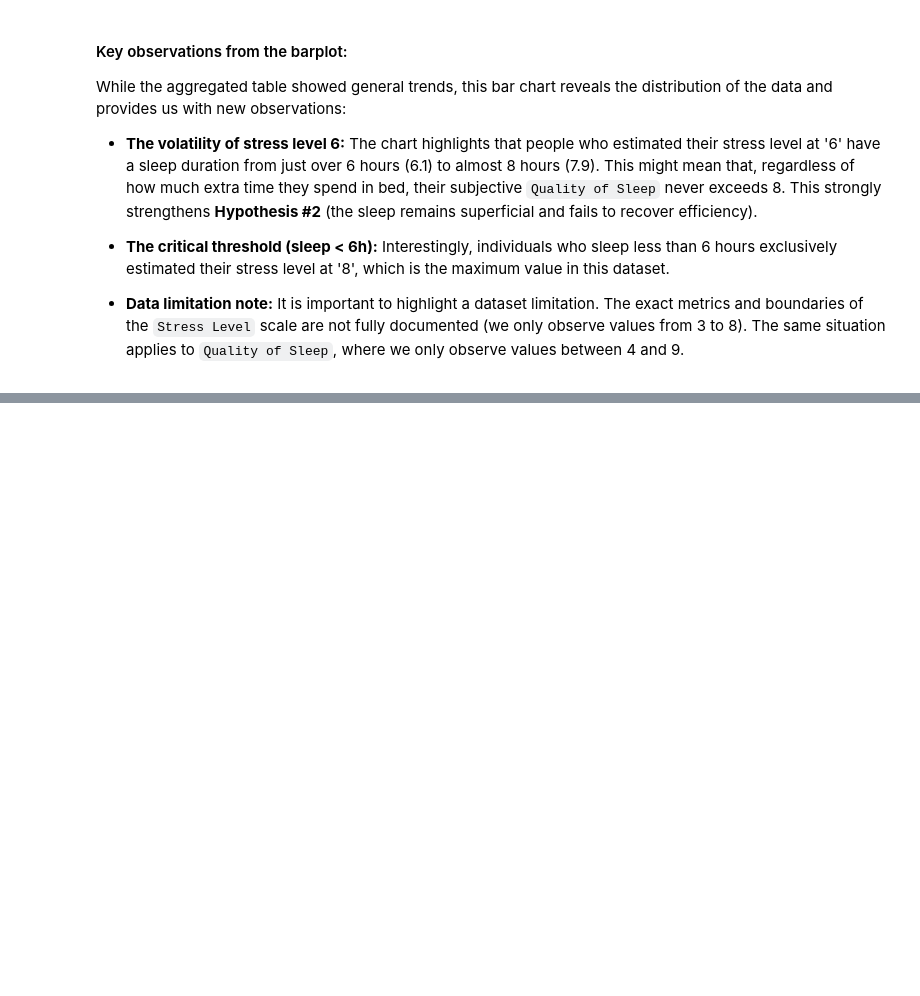
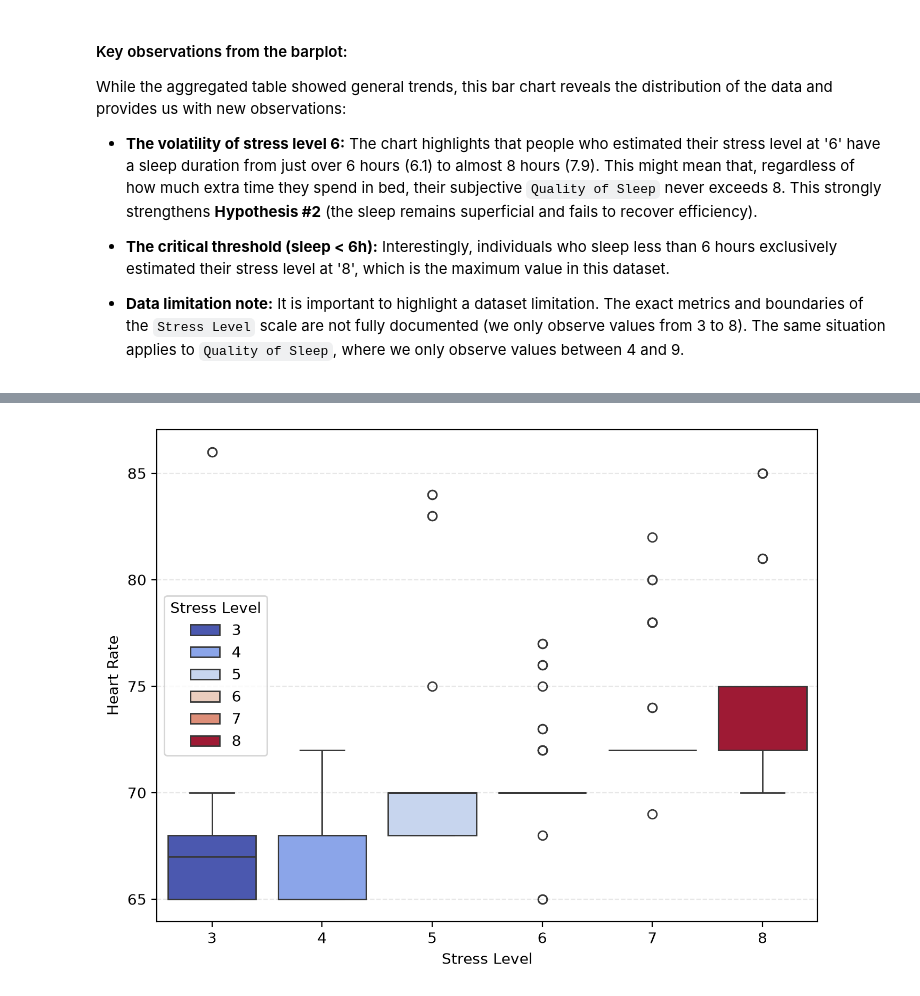
Before and after one commit to SabinaSid/Welness_sleep_analysis, a Jupyter notebook: Notebooks/eda_sleep_analysis.ipynb, the cells around one changed output, grey strips where cells are left out. Saved outputs shown, nothing was run; the diff lists cells and outputs as text; code cells hidden in the pictures; blank space fills up the shorter version.

Commit message:
feat: start investigating the correlation between stress level and heart rate

```diff
--- a/Notebooks/eda_sleep_analysis.ipynb
+++ b/Notebooks/eda_sleep_analysis.ipynb
@@ -104,0 +124,6 @@ While the aggregated table showed general trends, this bar chart reveals the dis
+# %%
+plt.figure(figsize=(8,6), dpi=200)
+sns.boxplot(data=df, x='Stress Level', y = 'Heart Rate', hue = 'Stress Level', palette='coolwarm')
+plt.grid(True, linestyle='--', alpha=0.3, axis='y')
+# %% [output]
+[figure, added]
```
Also changed, not shown: parts of 4 cells of this notebook.
